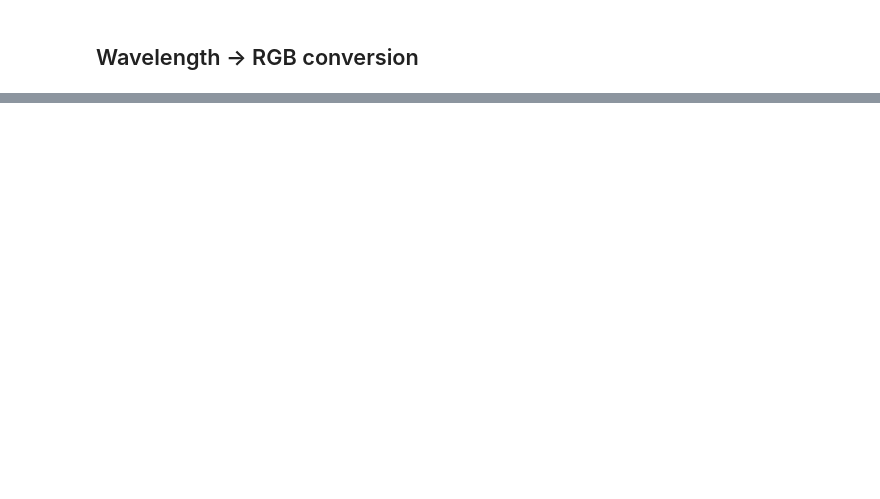
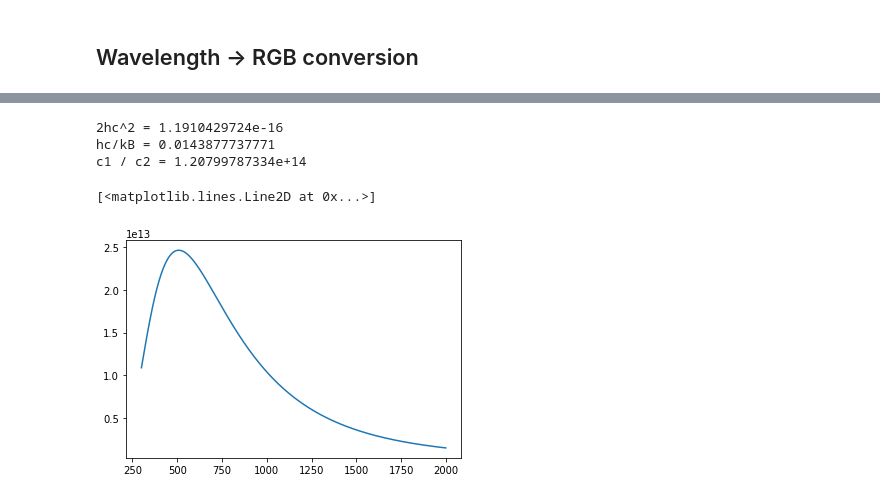
Before and after one commit to groundflyer/notebooks, a Jupyter notebook: Spectral colors.ipynb, the cells around one changed output, grey strips where cells are left out. Saved outputs shown, nothing was run; the diff lists cells and outputs as text; code cells hidden in the pictures; blank space fills up the shorter version.

```diff
--- a/Spectral colors.ipynb
+++ b/Spectral colors.ipynb
@@ -121,0 +174,28 @@ White is [ 0.68522342  0.29870292  0.42072795]
+# %%
+hc2 = 2 * 6.62607015e-34 * 299792458**2
+hckb = 6.62607015e-34 * 299792458 / 1.38064852e-23
+
+print("2hc^2 = {}\nhc/kB = {}".format(hc2, hckb))
+print("c1 / c2 = {}".format(hckb / hc2))
+# %% [output]
+2hc^2 = 1.1910429724e-16
+hc/kB = 0.0143877737771
+c1 / c2 = 1.20799787334e+14
+# %%
+def black_body_walker_m(T, wvl):
+    wl = wvl * 1e-9
+    return (3.74183e-16 * 1 / (wl**5)) / (np.exp(1.4388e-2 / (wl * T)) - 1)
+
+def plank_radiation(T, wvl):
+    wl = wvl * 1e-9
+    return 1.1910429724e-16 / (wl**5 * (np.exp(0.0143877737771 / (wl * T)) - 1))
+
+T = 5700
+spectre = np.arange(300., 2000.)
+fig = plt.figure()
+ax = fig.add_subplot(111)
+# ax.plot(spectre, black_body_walker_m(T, spectre), label='Walker')
+ax.plot(spectre, plank_radiation(T, spectre))
+# %% [output]
+[<matplotlib.lines.Line2D at 0x...>]
+[figure, added]
```
Also changed, not shown: parts of 9 cells of this notebook, 7 other files.
